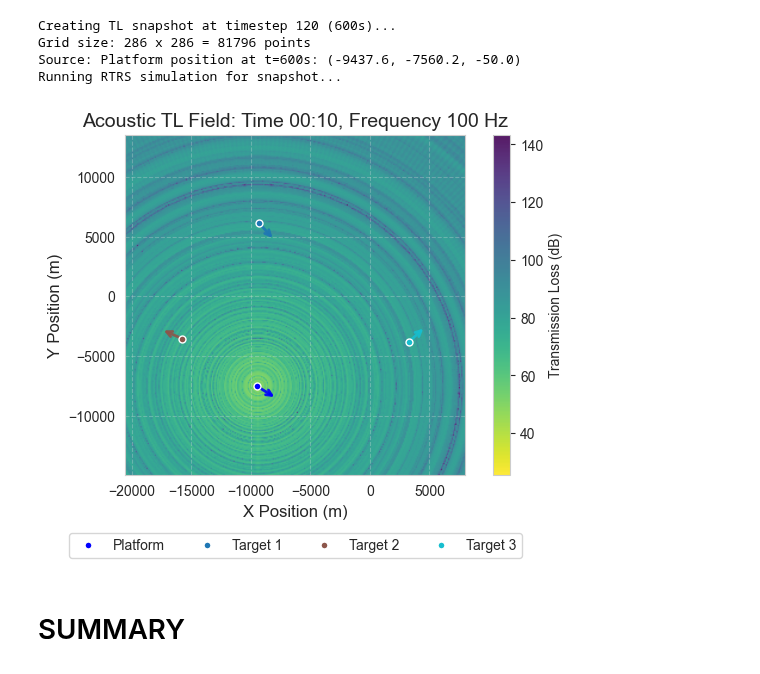
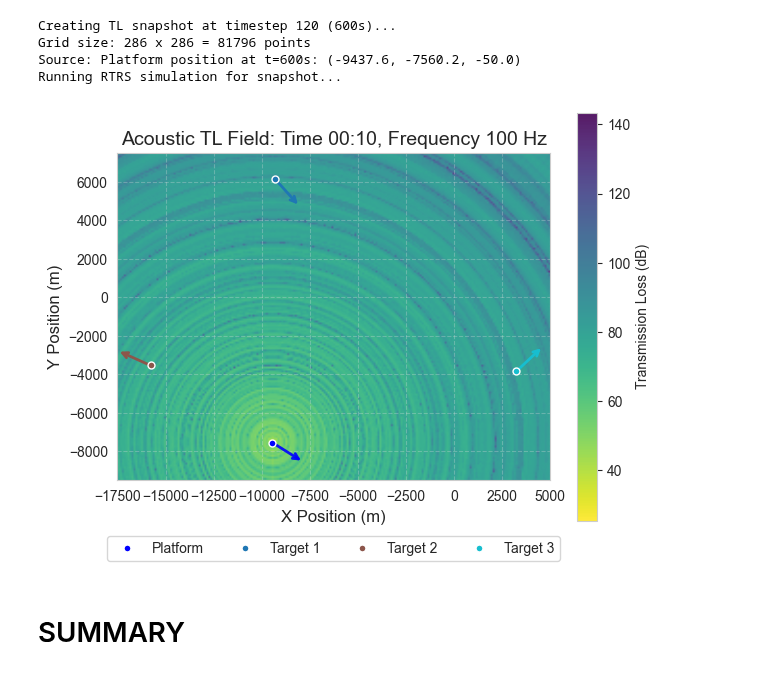
Before and after one commit to UoL-SignalProcessingGroup/blue-pebble, a Jupyter notebook: examples/FUSION2026_multi_target.ipynb, the cells around one changed output. Saved outputs shown, nothing was run; the diff lists cells and outputs as text; code cells hidden in the pictures.

Commit message:
updated tl time plot

```diff
--- a/examples/FUSION2026_multi_target.ipynb
+++ b/examples/FUSION2026_multi_target.ipynb
@@ -1836,46 +1836,39 @@ for target_idx, target_pos in enumerate(snapshot_target_positions):
     ax_tl_snapshot.annotate('', xy=(target_pos[0] + target_dx, target_pos[1] + target_dy),
                            xytext=(target_pos[0], target_pos[1]),
                            arrowprops=dict(arrowstyle='->', color=color, lw=2,
-                                         edgecolor='white', linewidth=2, alpha=0.9),
+                                         edgecolor='white', linewidth=2, alpha=1.0),
                            zorder=10)
     ax_tl_snapshot.plot(target_pos[0], target_pos[1], 'o', color=color,
                        markersize=5, markeredgecolor='white', markeredgewidth=1,
                        label=f'Target {target_idx + 1}', zorder=10)
 
 # Format time for title (using same format as bearing-time waterfall plots)
 time_elapsed = snapshot_timestamp - SIM_PARAMS["start_time"]
 time_elapsed_seconds = time_elapsed.total_seconds()
 
 # Determine time format based on elapsed time (matching plotter.py logic)
 if time_elapsed_seconds < 300:
     time_str = snapshot_timestamp.strftime("%M:%S")
 elif time_elapsed_seconds < 7200:
     time_str = snapshot_timestamp.strftime("%H:%M")
 else:
     time_str = snapshot_timestamp.strftime("%d %H:%M")
 
 ax_tl_snapshot.set_xlabel('X Position (m)', fontsize=12)
 ax_tl_snapshot.set_ylabel('Y Position (m)', fontsize=12)
 ax_tl_snapshot.set_title(f'Acoustic TL Field: Time {time_str}, Frequency 100 Hz', fontsize=14)
 ax_tl_snapshot.legend(loc='upper center', bbox_to_anchor=(0.5, -0.15), fontsize=10, ncol=4)
 ax_tl_snapshot.grid(True, alpha=0.3)
 
-
-
+ax_tl_snapshot.set_ylim(-9500, 7500)
+ax_tl_snapshot.set_xlim(-17500, 5000)
 ax_tl_snapshot.set_aspect('equal', adjustable='box')
-
-# ax_tl_snapshot.set_ylim(-10000, 7500)
-# ax_tl_snapshot.set_xlim(-17000, 5000)
-# ax_tl_snapshot.axis('equal')
-# ax_tl_snapshot.set_xlim(-17000, 5000)
-# ax_tl_snapshot.set_ylim(-10000, 7500)
-# ax_tl_snapshot.set_xlim(-2500, 5000)
 
 plt.tight_layout()
 
 # plt.savefig(f"figs/multi_target_rtrs_tl_snapshot_{snapshot_time_s}s.png", dpi=300)
 # %% [output]
-[figure, old version]
+[figure, new version]
 # %% [markdown]
 # SUMMARY
 # %%
```
